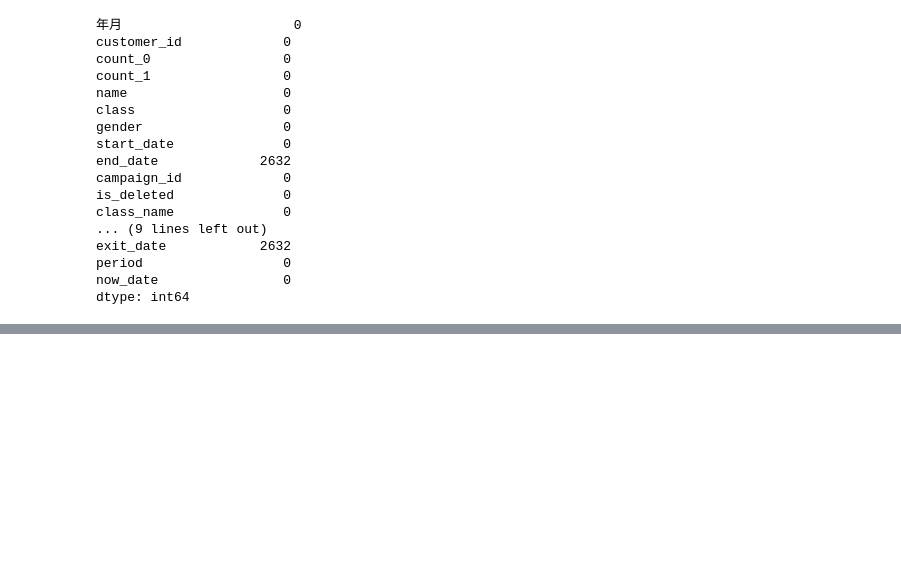
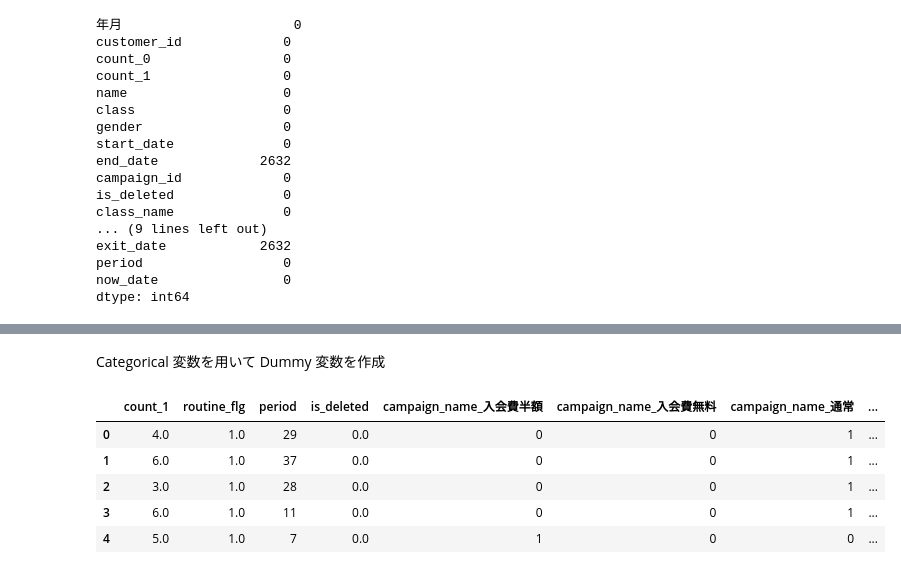
Before and after one commit to 1024xx4/data_analysis_100_knock, a Jupyter notebook: predict_withdrawal.ipynb, the cells around one changed output, grey strips where cells are left out. Cells and saved outputs as stored; diff of their text form; code cells hidden in the pictures; blank space fills up the shorter version.

```diff
--- a/predict_withdrawal.ipynb
+++ b/predict_withdrawal.ipynb
@@ -199,0 +202,5 @@ dtype: int64
+# %%
+target_col = ['campaign_name', 'class_name', 'gender', 'count_1', 'routine_flg', 'period', 'is_deleted']
+predict_data = predict_data[target_col]
+
+predict_data.head()
@@ -199,0 +214,12 @@ dtype: int64
+# %% [markdown]
+Categorical 変数を用いて Dummy 変数を作成
+# %%
+predict_data = pd.get_dummies(predict_data)
+predict_data.head()
+# %% [output]
+|  | count_1 | routine_flg | period | is_deleted | campaign_name_入会費半額 | campaign_name_入会費無料 | campaign_name_通常 | ... |
+| 0 | 4.0 | 1.0 | 29 | 0.0 | 0 | 0 | 1 | ... |
+| 1 | 6.0 | 1.0 | 37 | 0.0 | 0 | 0 | 1 | ... |
+| 2 | 3.0 | 1.0 | 28 | 0.0 | 0 | 0 | 1 | ... |
+| 3 | 6.0 | 1.0 | 11 | 0.0 | 0 | 0 | 1 | ... |
+| 4 | 5.0 | 1.0 | 7 | 0.0 | 1 | 0 | 0 | ... |
```
Also changed, not shown: parts of 5 cells of this notebook, 1 other file.
